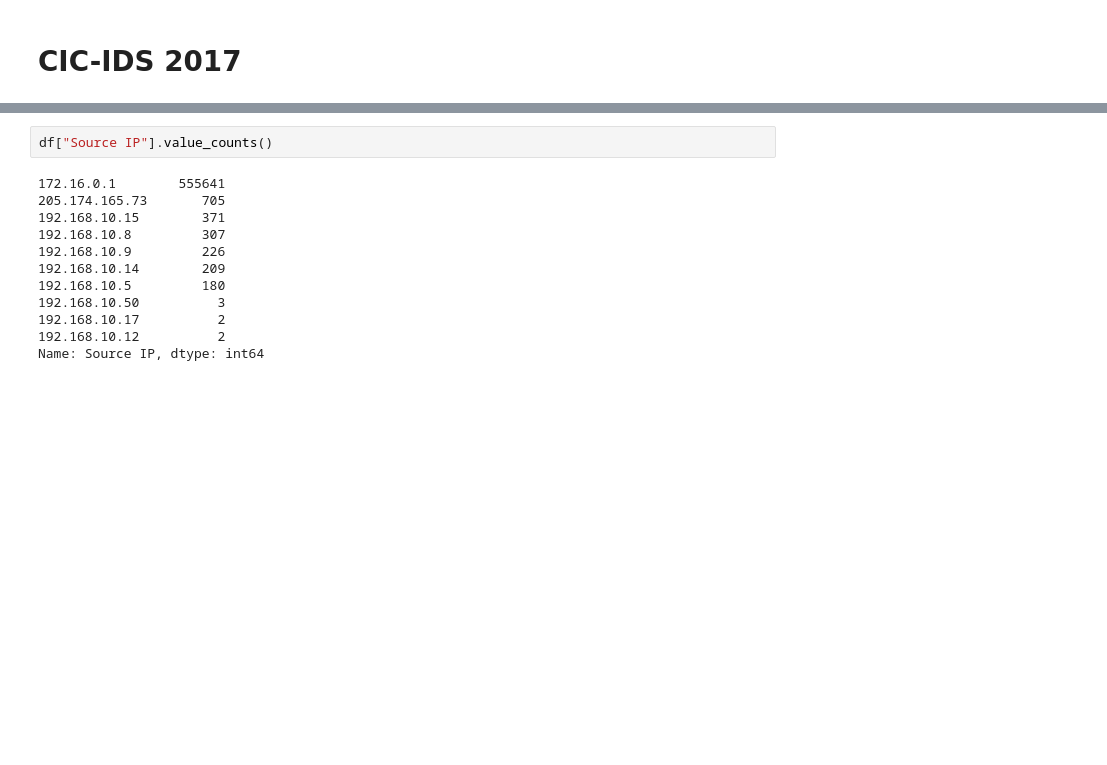
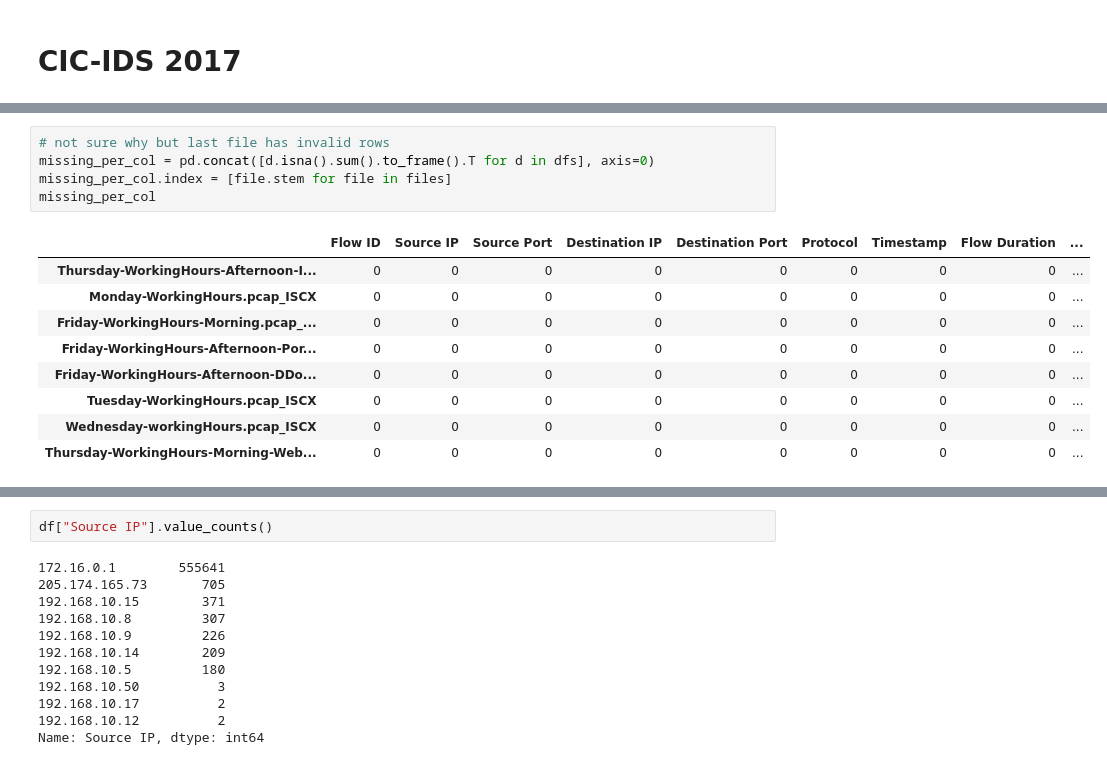
Before and after one commit to CN-TU/controllable-network-data-balancing-with-gans, a Jupyter notebook: data_exploration.ipynb, the cells around one changed output, grey strips where cells are left out. Cells and saved outputs as stored; diff of their text form; blank space fills up the shorter version.

```diff
--- a/data_exploration.ipynb
+++ b/data_exploration.ipynb
@@ -29,3 +57,18 @@ df.head()
+# %%
+# not sure why but last file has invalid rows
+missing_per_col = pd.concat([d.isna().sum().to_frame().T for d in dfs], axis=0)
+missing_per_col.index = [file.stem for file in files]
+missing_per_col
+# %% [output]
+|  | Flow ID | Source IP | Source Port | Destination IP | Destination Port | Protocol | Timestamp | Flow Duration | ... |
+| Thursday-WorkingHours-Afternoon-I... | 0 | 0 | 0 | 0 | 0 | 0 | 0 | 0 | ... |
+| Monday-WorkingHours.pcap_ISCX | 0 | 0 | 0 | 0 | 0 | 0 | 0 | 0 | ... |
+| Friday-WorkingHours-Morning.pcap_... | 0 | 0 | 0 | 0 | 0 | 0 | 0 | 0 | ... |
+| Friday-WorkingHours-Afternoon-Por... | 0 | 0 | 0 | 0 | 0 | 0 | 0 | 0 | ... |
+| Friday-WorkingHours-Afternoon-DDo... | 0 | 0 | 0 | 0 | 0 | 0 | 0 | 0 | ... |
+| Tuesday-WorkingHours.pcap_ISCX | 0 | 0 | 0 | 0 | 0 | 0 | 0 | 0 | ... |
+| Wednesday-workingHours.pcap_ISCX | 0 | 0 | 0 | 0 | 0 | 0 | 0 | 0 | ... |
+| Thursday-WorkingHours-Morning-Web... | 0 | 0 | 0 | 0 | 0 | 0 | 0 | 0 | ... |
 # %%
 df.Label.value_counts()
 # %% [output]
```
Also changed, not shown: parts of 19 cells of this notebook.
